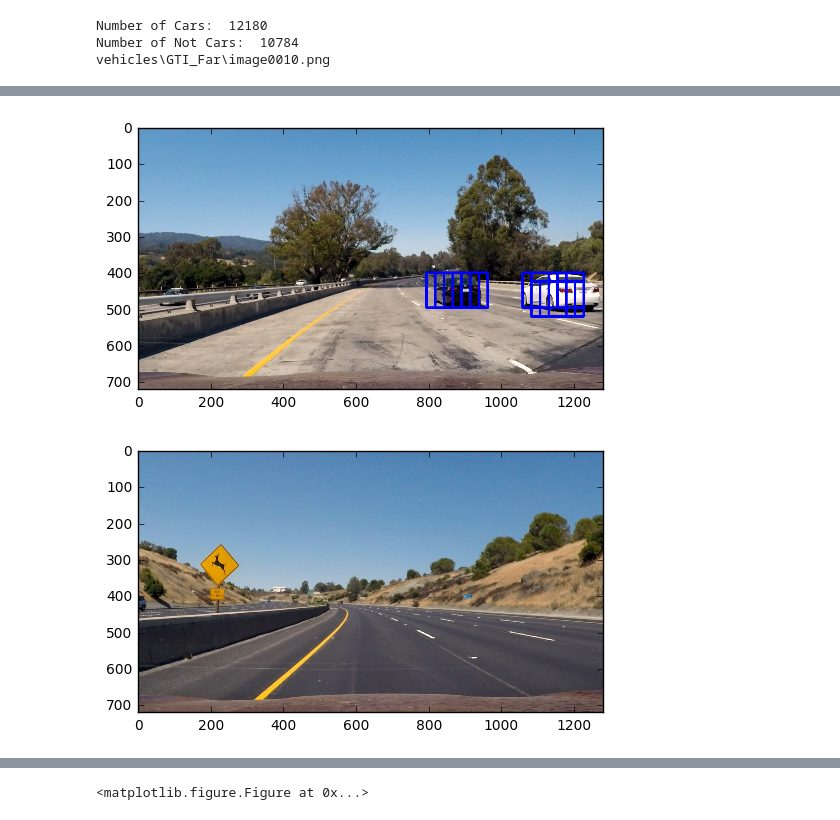
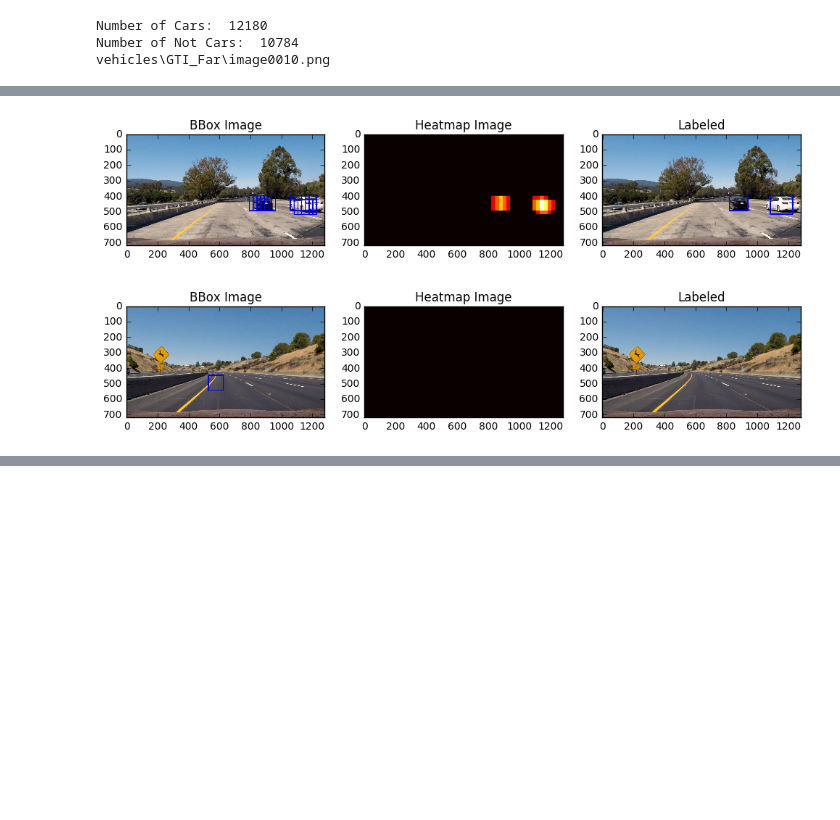
Before and after one commit to mathieu-wang/CarND-Vehicle-Detection, a Jupyter notebook: Vehicle-Tracking.ipynb, the cells around one changed output, grey strips where cells are left out. Saved outputs shown, nothing was run; the diff lists cells and outputs as text; code cells hidden in the pictures; blank space fills up the shorter version.

Commit message:
Finish pipeline and Implement heatmap average
Start writup

```diff
--- a/Vehicle-Tracking.ipynb
+++ b/Vehicle-Tracking.ipynb
@@ -171,6 +171,11 @@ def draw_boxes(img, bboxes, color=(0, 0, 255), thick=6):
     # Return the image copy with boxes drawn
     return imcopy
 
+def draw_box(img, bbox, color=(0, 0, 255), thick=6):
+    # Draw a rectangle given bbox coordinates
+    cv2.rectangle(img, bbox[0], bbox[1], color, thick)
+    # Return the image copy with boxes drawn
+    return img
 
 # Define a function to extract features from a single image window
 # This function is very similar to extract_features()
@@ -417,21 +469,12 @@ Test Accuracy of SVC =  0.9991
 # %%
-
-# dist_pickle = pickle.load( open("svc_pickle.p", "rb" ) )
-# svc = dist_pickle["svc"]
-# X_scaler = dist_pickle["scaler"]
-# orient = dist_pickle["orient"]
-# pix_per_cell = dist_pickle["pix_per_cell"]
-# cell_per_block = dist_pickle["cell_per_block"]
-# spatial_size = dist_pickle["spatial_size"]
-# hist_bins = dist_pickle["hist_bins"]
-
-
-
 # Define a single function that can extract features using hog sub-sampling and make predictions
-def find_cars(img, ystart, ystop, scale, svc, X_scaler, orient, pix_per_cell, cell_per_block, spatial_size, hist_bins):
+def find_cars(img, ystart, ystop, scale, svc, X_scaler, orient, pix_per_cell, cell_per_block, spatial_size, hist_bins, use_avg_heat=False, heatmaps=None):
 
     draw_img = np.copy(img)
-    img = img.astype(np.float32)/255
+    label_img = np.copy(img)
+    img = img.astype(np.float32)/255 # Test images are .jpg
+
+    heat = np.zeros_like(img[:,:,0]).astype(np.float)
 
     img_tosearch = img[ystart:ystop,:,:]
     ctrans_tosearch = convert_color(img_tosearch, conv='RGB2YCrCb')
@@ -471,37 +514,78 @@ def find_cars(img, ystart, ystop, scale, svc, X_scaler, orient, pix_per_cell, ce
 
             xleft = xpos*pix_per_cell
             ytop = ypos*pix_per_cell
 
             # Extract the image patch
             subimg = cv2.resize(ctrans_tosearch[ytop:ytop+window, xleft:xleft+window], (64,64))
 
             # Get color features
             spatial_features = bin_spatial(subimg, size=spatial_size)
             hist_features = color_hist(subimg, nbins=hist_bins)
 
             # Scale features and make a prediction
             test_features = X_scaler.transform(np.hstack((spatial_features, hist_features, hog_features)).reshape(1, -1))
             #test_features = X_scaler.transform(np.hstack((shape_feat, hist_feat)).reshape(1, -1))
             test_prediction = svc.predict(test_features)
 
             if test_prediction == 1:
                 xbox_left = np.int(xleft*scale)
                 ytop_draw = np.int(ytop*scale)
                 win_draw = np.int(window*scale)
-                cv2.rectangle(draw_img,(xbox_left, ytop_draw+ystart),(xbox_left+win_draw,ytop_draw+win_draw+ystart),(0,0,255),6)
 
-    return draw_img
+                startx = xbox_left
+                starty = ytop_draw+ystart
+                endx = xbox_left+win_draw
+                endy = ytop_draw+win_draw+ystart
+                box = ((startx, starty), (endx, endy))
+
+                draw_box(draw_img, box)
+                heat = add_heat_single_box(heat, box)
+
+    heat = np.clip(heat, 0, 255)
+
+
+    if use_avg_heat and heatmaps != None:
+        if len(heatmaps) >= 10: # Keep a 5-heatmap moving window
+            heatmaps.popleft()
+        heatmaps.append(heat)
+        avg_heatmap = get_average_heatmap(heatmaps)
+        heat = apply_threshold(avg_heatmap, 0.5)
+    else:
+        heat = apply_threshold(heat,1)
+
+
+    # Find final boxes from heatmap using label function
+    labels = label(heat)
+    label_img, bboxes = draw_labeled_bboxes(label_img, labels)
+
+    return draw_img, heat, label_img, bboxes
 
 ystart = 400
 ystop = 656
 scale = 1.5
 
 imgs = glob.glob('test_images/*.jpg')
 for img in imgs:
     img = mpimg.imread(img)
-    out_img = find_cars(img, ystart, ystop, scale, svc, X_scaler, orient, pix_per_cell, cell_per_block, spatial_size, hist_bins)
-    plt.imshow(out_img)
-    plt.figure()
+    heat = np.zeros_like(img[:,:,0]).astype(np.float)
+    out_img, heatmap, label_img, bboxes = find_cars(img, ystart, ystop, scale, svc, X_scaler, orient, pix_per_cell, cell_per_block, spatial_size, hist_bins, use_avg_heat=False, heatmaps=None)
+
+    images = [out_img, heatmap, label_img]
+    titles = ['BBox Image', 'Heatmap Image', 'Labeled']
+    fig = plt.figure(figsize = (12, 3))
+    visualize(fig, 1, 3, images, titles)
+
+#     fig = plt.figure()
+#     plt.subplot(131)
+#     plt.imshow(out_img)
+#     plt.title('Car Positions')
+#     plt.subplot(132)
+#     plt.imshow(heatmap, cmap='hot')
+#     plt.title('Heat Map')
+#     plt.subplot(133)
+#     plt.imshow(label_img)
+#     plt.title('Labeled Image')
+#     fig.tight_layout()
 # %% [output]
-[figure, old version]
+[figure, new version]
-[figure, old version]
+[figure, new version]
@@ -512 +595,0 @@ for img in imgs:
-<matplotlib.figure.Figure at 0x...>
```
Also changed, not shown: parts of 6 cells of this notebook, 13 other files.
